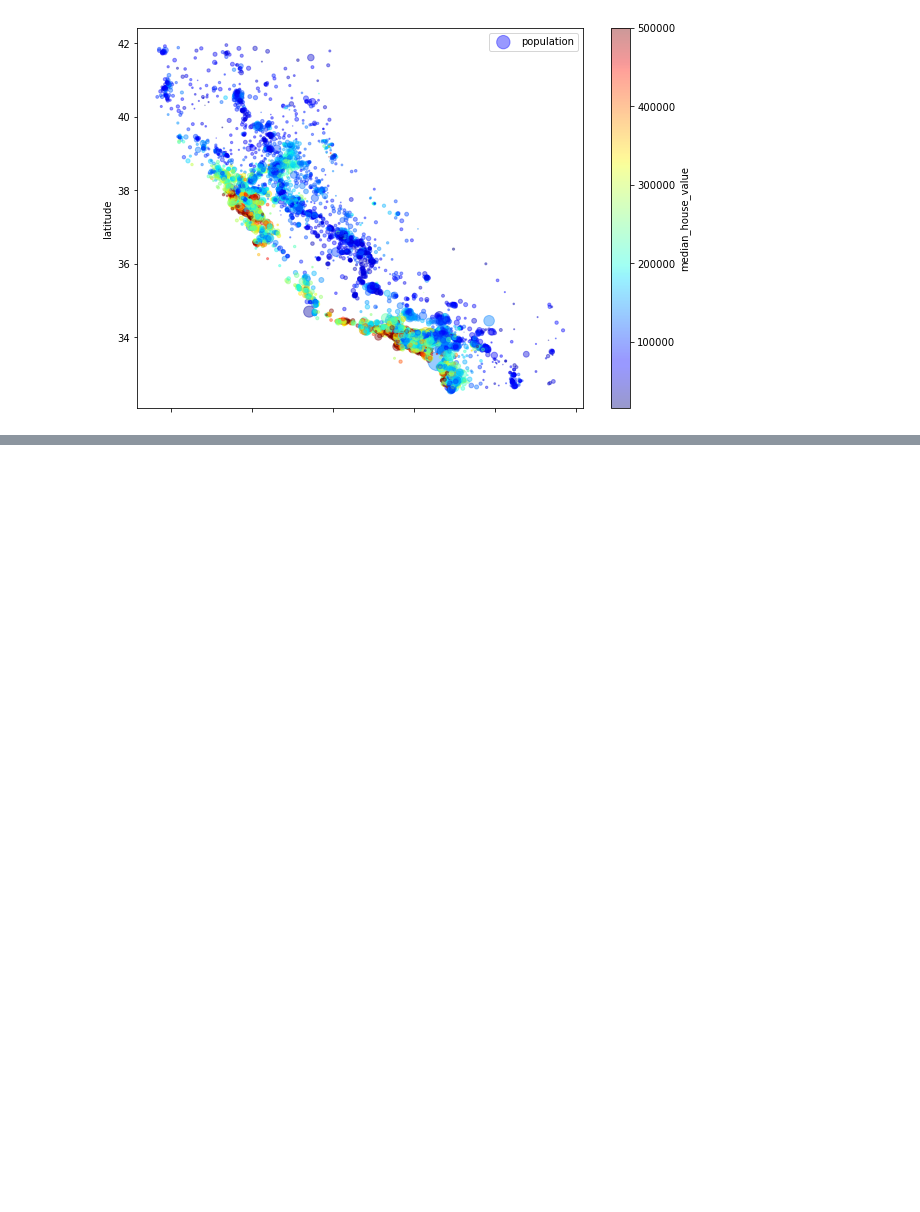
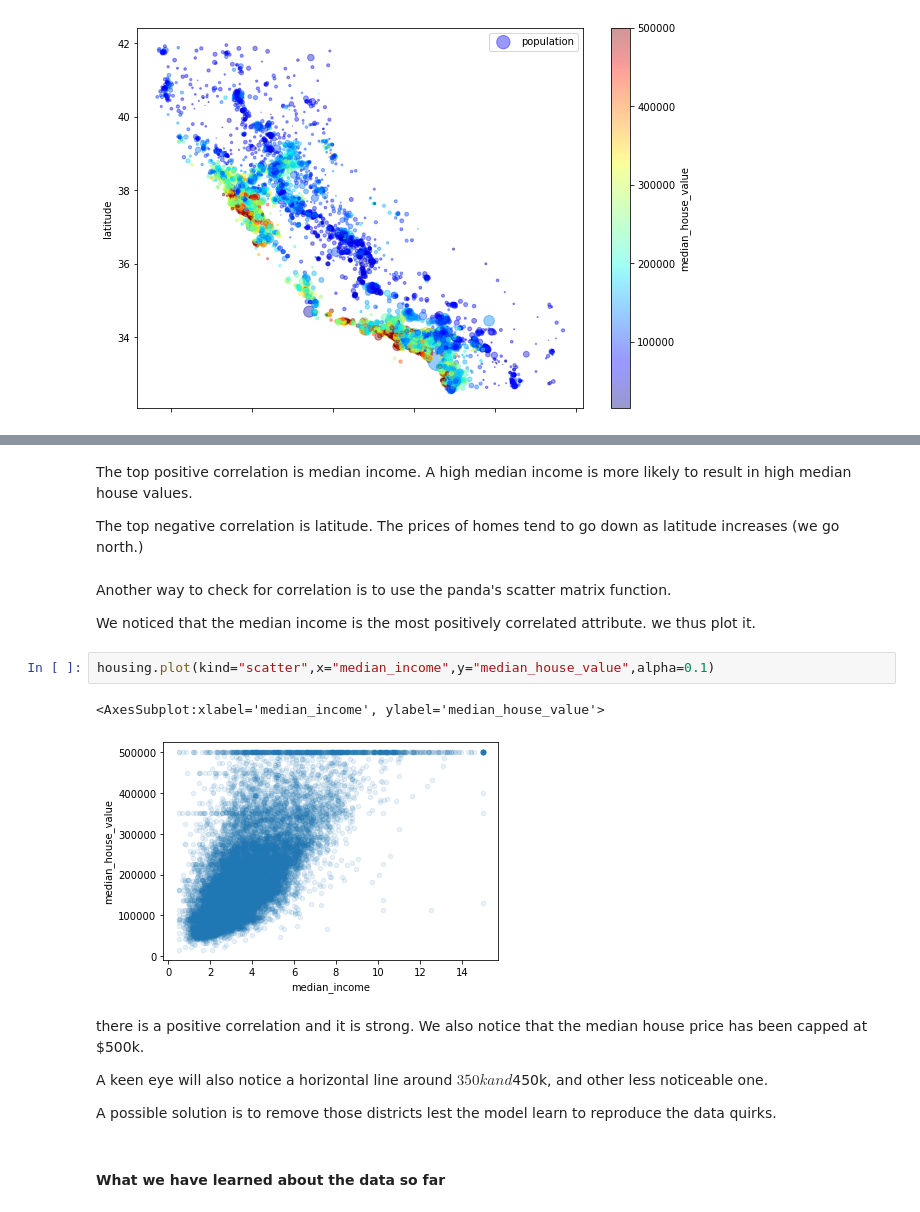
Before and after one commit to craemcode/E2EML, a Jupyter notebook: prac.ipynb, the cells around one changed output, grey strips where cells are left out. Drawn from its saved outputs; the diff is of its cells as text; blank space fills up the shorter version.

Commit message:
exploratory data analysis

```diff
--- a/prac.ipynb
+++ b/prac.ipynb
@@ -251,0 +280,21 @@ plt.legend()
+# %% [markdown]
+The top positive correlation is median income. A high median income is more likely to result in high median house values.
+
+The top negative correlation is latitude. The prices of homes tend to go down as latitude increases (we go north.)
+# %% [markdown]
+Another way to check for correlation is to use the panda's scatter matrix function.
+
+We noticed that the median income is the most positively correlated attribute. we thus plot it.
+# %%
+housing.plot(kind="scatter",x="median_income",y="median_house_value",alpha=0.1)
+# %% [output]
+<AxesSubplot:xlabel='median_income', ylabel='median_house_value'>
+[figure, added]
+# %% [markdown]
+there is a positive correlation and it is strong. We also notice that the median house price has been capped at $500k.
+
+A keen eye will also notice a horizontal line around $350k and $450k, and other less noticeable one.
+
+A possible solution is to remove those districts lest the model learn to reproduce the data quirks.
+# %% [markdown]
+#### What we have learned about the data so far
```
Also changed, not shown: parts of 14 cells of this notebook.
